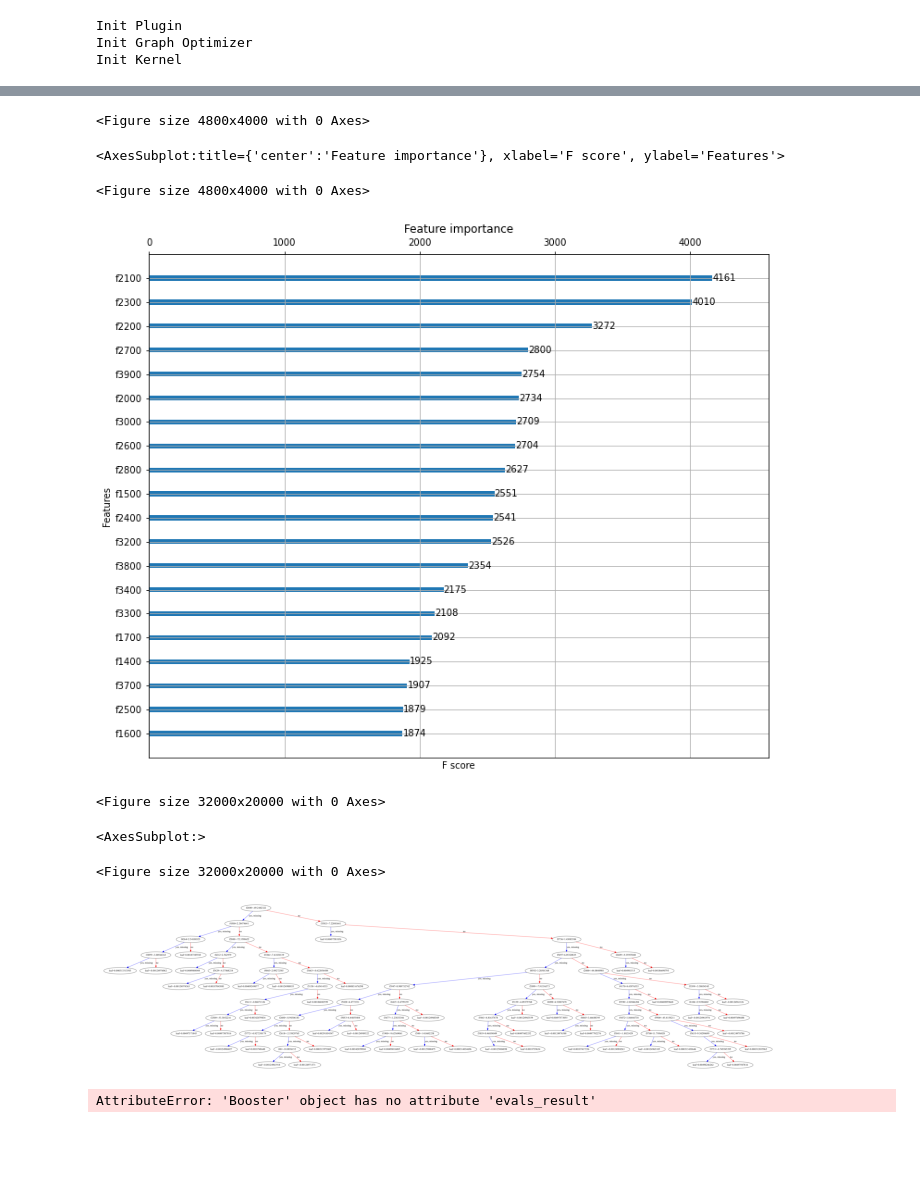
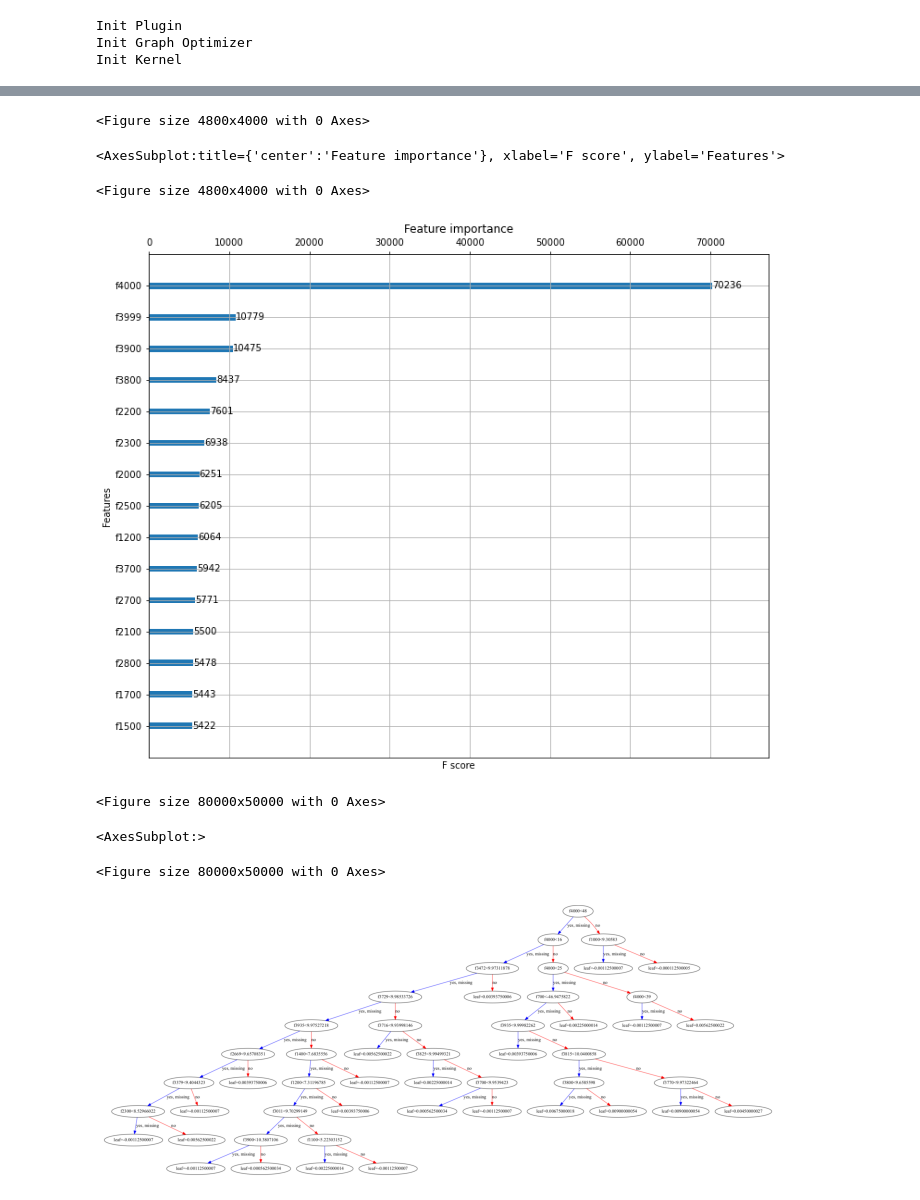
Before and after one commit to binxi0629/BS2layergroup, a Jupyter notebook: network/BS2LN-xg.ipynb, the cells around one changed output, grey strips where cells are left out. Drawn from its saved outputs; the diff is of its cells as text; code cells hidden in the pictures; blank space fills up the shorter version.

Commit message:
data aug added

```diff
--- a/network/BS2LN-xg.ipynb
+++ b/network/BS2LN-xg.ipynb
@@ -24,22 +24,3 @@ import xgboost as xgb
 Init Plugin
 Init Graph Optimizer
 Init Kernel
-# %%
-# step 1. prepare dataset
-def json2inputlabel(data_json, bands_type="spin up"):
-    _bands_type = {"spin up": "spin_up_bands",
-                   "spin down": "spin_down_bands",
-                   "soc": "soc_bands"}
-    data_input_np = np.array(data_json[_bands_type[bands_type]]) # 100 x 400
-    # data_input_np = np.array(data_json[_bands_type[bands_type]]).flataten().T # 40000x1
-    data_label_np = np.array([data_json["new_label"]])
-    # data_label_np = np.array([data_json["layers_num"]])
-
-    return data_input_np, data_label_np
-
-
-#take data and set batch size here
-train_dataset = AnyDataset("list/actual/train_set.txt", json2inputlabel, args["load"]["numClasses"],bands_type, training=True)
-test_dataset = AnyDataset("list/actual/test_set.txt", json2inputlabel, args["load"]["numClasses"],bands_type, training=False)
-train_loader = tf.data.Dataset.from_tensor_slices((train_dataset.data_inputs, train_dataset.data_labels)).shuffle(train_dataset.len).batch(hyperparameters['batch_size'])
-test_loader = tf.data.Dataset.from_tensor_slices((test_dataset.data_inputs,test_dataset.data_labels)).shuffle(test_dataset.len).batch(hyperparameters['batch_size'])
@@ -60,7 +106,13 @@ for element, labels in train_loader2:
     break
 # %%
 shape = element.numpy().shape
-element_flatten2D_train = element.numpy().reshape(shape[0],shape[1]*shape[2])
+print (shape)
+try:
+    shape[2]
+    element_flatten2D_train = element.numpy().reshape(shape[0],shape[1]*shape[2])
+except IndexError:
+    element_flatten2D_train = element.numpy().reshape(shape[0],shape[1])
+# element_flatten2D_train = element.numpy().reshape(shape[0],shape[1]*shape[2])
 labels1D_train = labels.numpy().flatten()
 
 dtrain = xgb.DMatrix(element_flatten2D_train, label=labels1D_train)
@@ -79,7 +133,14 @@ for element, labels in test_loader2:
     break
 
 shape = element.numpy().shape
-element_flatten2D_test = element.numpy().reshape(shape[0],shape[1]*shape[2])
+try:
+    shape[2]
+    element_flatten2D_test = element.numpy().reshape(shape[0],shape[1]*shape[2])
+except IndexError:
+    element_flatten2D_test = element.numpy().reshape(shape[0],shape[1])
+# shape = element.numpy().shape
+# element_flatten2D_test = element.numpy().reshape(shape[0],shape[1])
+# element_flatten2D_test = element.numpy().reshape(shape[0],shape[1]*shape[2])
 labels1D_test = labels.numpy().flatten()
 
 dtest = xgb.DMatrix(element_flatten2D_test, label=labels1D_test)
@@ -90,9 +151,11 @@ watchlist = [(dtest, 'eval'), (dtrain, 'train')]
 #
 print('start running example to start from a initial prediction')
 # specify parameters via map, definition are same as c++ version
-param = {'max_depth': 30, 'eta': 0.002, 'lambda':0, 'alpha':0, 'num_class': 5, 'objective':'multi:softmax'}
+# param = {'max_depth': 5, 'eta': 0.2, 'lambda':0, 'alpha':0, 'num_class': 9, 'objective':'multi:softmax', 'sampling_method':'gradient_based'}
+param = {'max_depth': 30, 'eta': 0.02, 'lambda':0, 'alpha':0, 'num_class': args["load"]["numClasses"], 'objective':'multi:softmax', 'sampling_method':'gradient_based'}
+# param = {'max_depth': 30, 'eta': 0.002, 'lambda':0, 'alpha':0, 'num_class': 5, 'objective':'multi:softmax'}
 # train xgboost for 1 round
-bst = xgb.train(param, dtrain, 1000, watchlist, early_stopping_rounds=50)
+bst = xgb.train(param, dtrain, 3500, watchlist, early_stopping_rounds=50)
 # Note: we need the margin value instead of transformed prediction in
 # set_base_margin
 # do predict with output_margin=True, will always give you margin values
@@ -137,31 +213,19 @@ mse
 from matplotlib.pylab import rcParams
 rcParams['figure.figsize'] = 12,10
 plt.figure(dpi=400)
-xgb.plot_importance(bst, max_num_features=20)
+xgb.plot_importance(bst, max_num_features=15)
 # %% [output]
 <Figure size 4800x4000 with 0 Axes>
 <AxesSubplot:title={'center':'Feature importance'}, xlabel='F score', ylabel='Features'>
 <Figure size 4800x4000 with 0 Axes>
-[figure, old version]
+[figure, new version]
 # %%
 from matplotlib.pylab import rcParams
 # rcParams['figure.figsize'] = 80,50
-plt.figure(figsize=(80, 50), dpi=400)
+plt.figure(figsize=(80, 50), dpi=1000)
 xgb.plot_tree(bst, num_trees=5)
 # %% [output]
-<Figure size 32000x20000 with 0 Axes>
+<Figure size 80000x50000 with 0 Axes>
 <AxesSubplot:>
-<Figure size 32000x20000 with 0 Axes>
+<Figure size 80000x50000 with 0 Axes>
-[figure, old version]
+[figure, new version]
-# %%
-results = bst.evals_result()
-
-plt.figure(figsize=(10,7))
-plt.plot(results["validation_0"]["rmse"], label="Training loss")
-plt.plot(results["validation_1"]["rmse"], label="Validation loss")
-plt.axvline(21, color="gray", label="Optimal tree number")
-plt.xlabel("Number of trees")
-plt.ylabel("Loss")
-plt.legend()
-# %% [output]
-AttributeError: 'Booster' object has no attribute 'evals_result'
```
Also changed, not shown: parts of 16 cells of this notebook, 7 other files.
